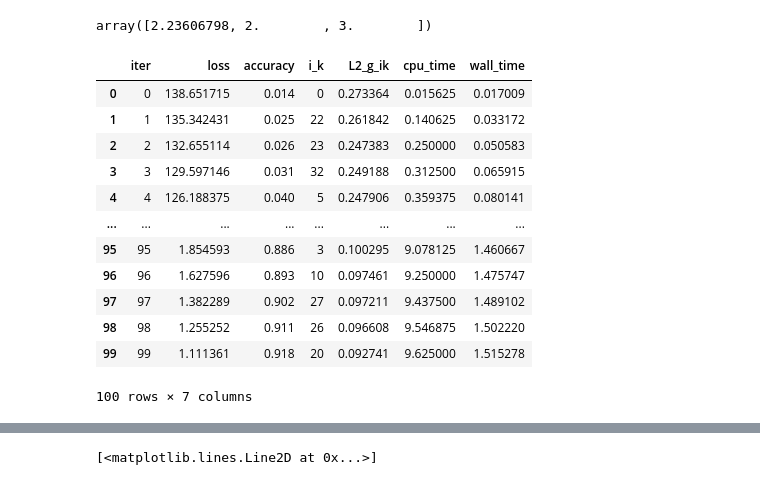
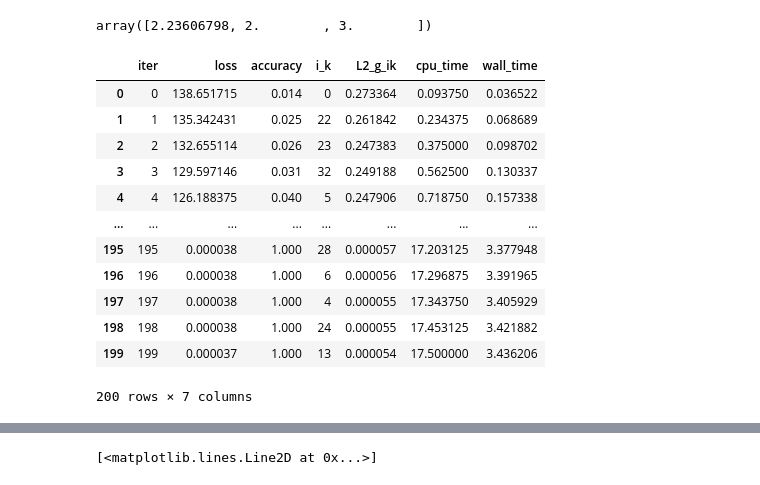
Before and after one commit to Aiecco/BCGD-methods, a Jupyter notebook: HW scratch.ipynb, the cells around one changed output, grey strips where cells are left out. Saved outputs shown, nothing was run; the diff lists cells and outputs as text; code cells hidden in the pictures.

```diff
--- a/HW scratch.ipynb
+++ b/HW scratch.ipynb
@@ -221,17 +228,17 @@ def BCGD_RAND():
-# %%
-hist_BCGD_GS_df = BCGD_GS()
-hist_BCGD_GS_df
-# %% [output]
-|  | iter | loss | accuracy | i_k | L2_g_ik | cpu_time | wall_time |
-| 0 | 0 | 138.651715 | 0.014 | 0 | 0.273364 | 0.015625 | 0.017009 |
-| 1 | 1 | 135.342431 | 0.025 | 22 | 0.261842 | 0.140625 | 0.033172 |
-| 2 | 2 | 132.655114 | 0.026 | 23 | 0.247383 | 0.250000 | 0.050583 |
-| 3 | 3 | 129.597146 | 0.031 | 32 | 0.249188 | 0.312500 | 0.065915 |
-| 4 | 4 | 126.188375 | 0.040 | 5 | 0.247906 | 0.359375 | 0.080141 |
-| ... | ... | ... | ... | ... | ... | ... | ... |
-| 95 | 95 | 1.854593 | 0.886 | 3 | 0.100295 | 9.078125 | 1.460667 |
-| 96 | 96 | 1.627596 | 0.893 | 10 | 0.097461 | 9.250000 | 1.475747 |
-| 97 | 97 | 1.382289 | 0.902 | 27 | 0.097211 | 9.437500 | 1.489102 |
-| 98 | 98 | 1.255252 | 0.911 | 26 | 0.096608 | 9.546875 | 1.502220 |
-| 99 | 99 | 1.111361 | 0.918 | 20 | 0.092741 | 9.625000 | 1.515278 |
-100 rows × 7 columns
+# %%
+hist_BCGD_GS_df = BCGD(gs_coord_select, max_iter=200)
+hist_BCGD_GS_df
+# %% [output]
+|  | iter | loss | accuracy | i_k | L2_g_ik | cpu_time | wall_time |
+| 0 | 0 | 138.651715 | 0.014 | 0 | 0.273364 | 0.093750 | 0.036522 |
+| 1 | 1 | 135.342431 | 0.025 | 22 | 0.261842 | 0.234375 | 0.068689 |
+| 2 | 2 | 132.655114 | 0.026 | 23 | 0.247383 | 0.375000 | 0.098702 |
+| 3 | 3 | 129.597146 | 0.031 | 32 | 0.249188 | 0.562500 | 0.130337 |
+| 4 | 4 | 126.188375 | 0.040 | 5 | 0.247906 | 0.718750 | 0.157338 |
+| ... | ... | ... | ... | ... | ... | ... | ... |
+| 195 | 195 | 0.000038 | 1.000 | 28 | 0.000057 | 17.203125 | 3.377948 |
+| 196 | 196 | 0.000038 | 1.000 | 6 | 0.000056 | 17.296875 | 3.391965 |
+| 197 | 197 | 0.000038 | 1.000 | 4 | 0.000055 | 17.343750 | 3.405929 |
+| 198 | 198 | 0.000038 | 1.000 | 24 | 0.000055 | 17.453125 | 3.421882 |
+| 199 | 199 | 0.000037 | 1.000 | 13 | 0.000054 | 17.500000 | 3.436206 |
+200 rows × 7 columns
```
Also changed, not shown: parts of 5 cells of this notebook, 1 other file.
